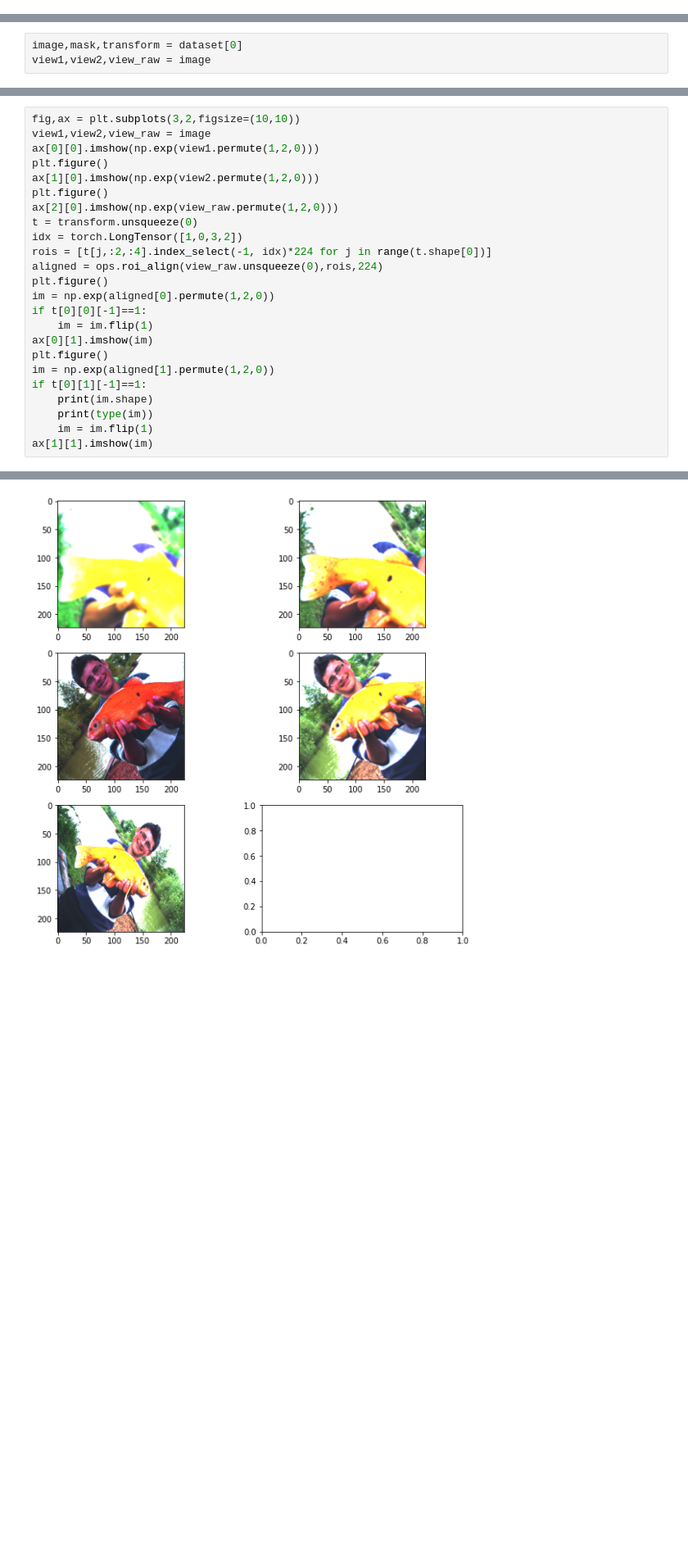
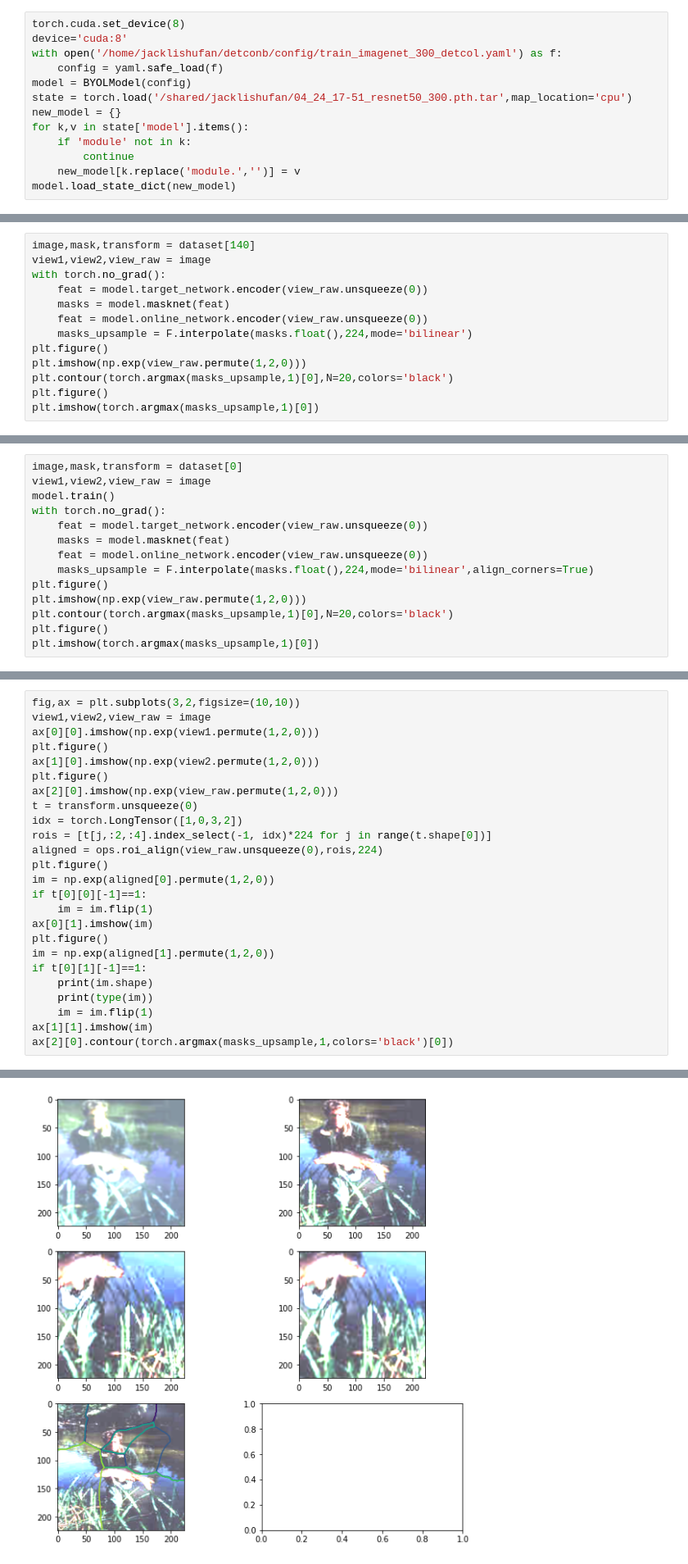
Before and after one commit to KKallidromitis/BYOL-PyTorch-1, a Jupyter notebook: Visual.ipynb, the cells around one changed output, grey strips where cells are left out. Shown at 82% size. Cells and saved outputs as stored; diff of their text form; blank space fills up the shorter version.

```diff
--- a/Visual.ipynb
+++ b/Visual.ipynb
@@ -26,0 +29,13 @@ from torch import nn
+# %%
+torch.cuda.set_device(8)
+device='cuda:8'
+with open('/home/jacklishufan/detconb/config/train_imagenet_300_detcol.yaml') as f:
+    config = yaml.safe_load(f)
+model = BYOLModel(config)
+state = torch.load('/shared/jacklishufan/04_24_17-51_resnet50_300.pth.tar',map_location='cpu')
+new_model = {}
+for k,v in state['model'].items():
+    if 'module' not in k:
+        continue
+    new_model[k.replace('module.','')] = v
+model.load_state_dict(new_model)
@@ -27,3 +71,13 @@ from torch import nn
 # %%
-image,mask,transform = dataset[0]
+image,mask,transform = dataset[140]
 view1,view2,view_raw = image
+with torch.no_grad():
+    feat = model.target_network.encoder(view_raw.unsqueeze(0))
+    masks = model.masknet(feat)
+    feat = model.online_network.encoder(view_raw.unsqueeze(0))
+    masks_upsample = F.interpolate(masks.float(),224,mode='bilinear')
+plt.figure()
+plt.imshow(np.exp(view_raw.permute(1,2,0)))
+plt.contour(torch.argmax(masks_upsample,1)[0],N=20,colors='black')
+plt.figure()
+plt.imshow(torch.argmax(masks_upsample,1)[0])
@@ -29,0 +89,14 @@ view1,view2,view_raw = image
+# %%
+image,mask,transform = dataset[0]
+view1,view2,view_raw = image
+model.train()
+with torch.no_grad():
+    feat = model.target_network.encoder(view_raw.unsqueeze(0))
+    masks = model.masknet(feat)
+    feat = model.online_network.encoder(view_raw.unsqueeze(0))
+    masks_upsample = F.interpolate(masks.float(),224,mode='bilinear',align_corners=True)
+plt.figure()
+plt.imshow(np.exp(view_raw.permute(1,2,0)))
+plt.contour(torch.argmax(masks_upsample,1)[0],N=20,colors='black')
+plt.figure()
+plt.imshow(torch.argmax(masks_upsample,1)[0])
@@ -51,6 +139,7 @@ if t[0][1][-1]==1:
     print(type(im))
     im = im.flip(1)
 ax[1][1].imshow(im)
+ax[2][0].contour(torch.argmax(masks_upsample,1,colors='black')[0])
 # %% [output]
 Clipping input data to the valid range for imshow with RGB data ([0..1] for floats or [0..255] for integers).
 Clipping input data to the valid range for imshow with RGB data ([0..1] for floats or [0..255] for integers).
@@ -63,4 +152,4 @@ torch.Size([224, 224, 3])
-[figure, old version]
+[figure, new version]
 <Figure size 432x288 with 0 Axes>
 <Figure size 432x288 with 0 Axes>
 <Figure size 432x288 with 0 Axes>
```
Also changed, not shown: parts of 60 cells of this notebook, 23 other files.
